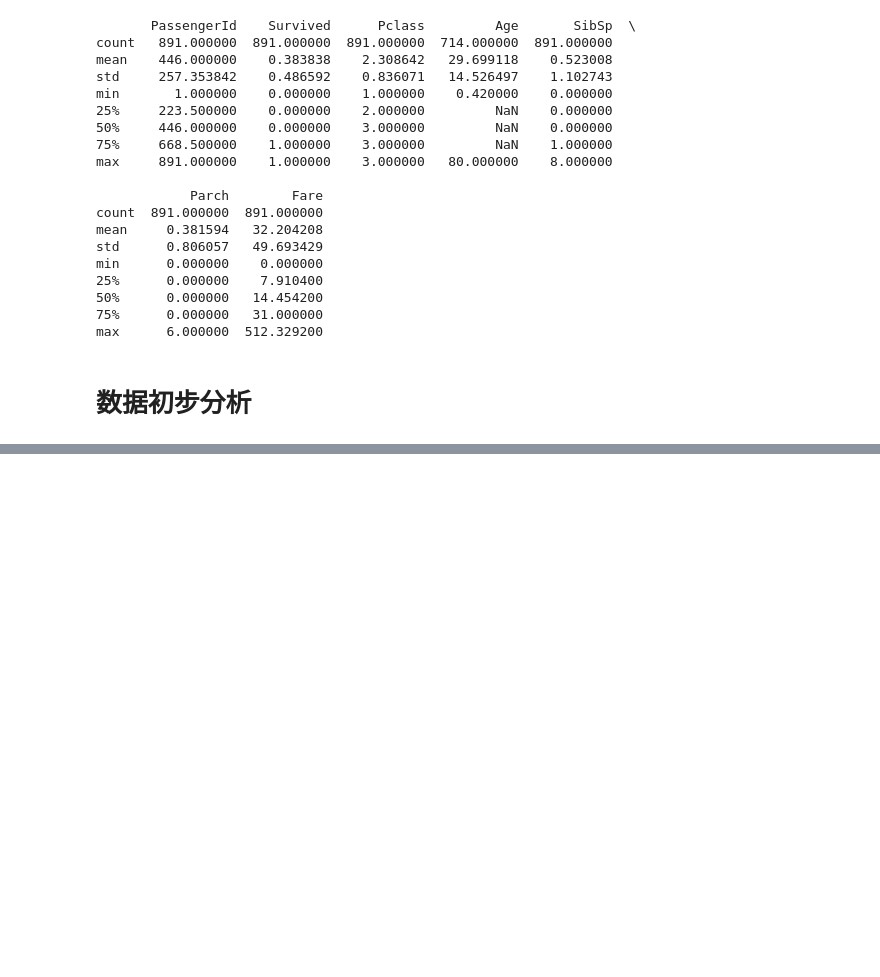
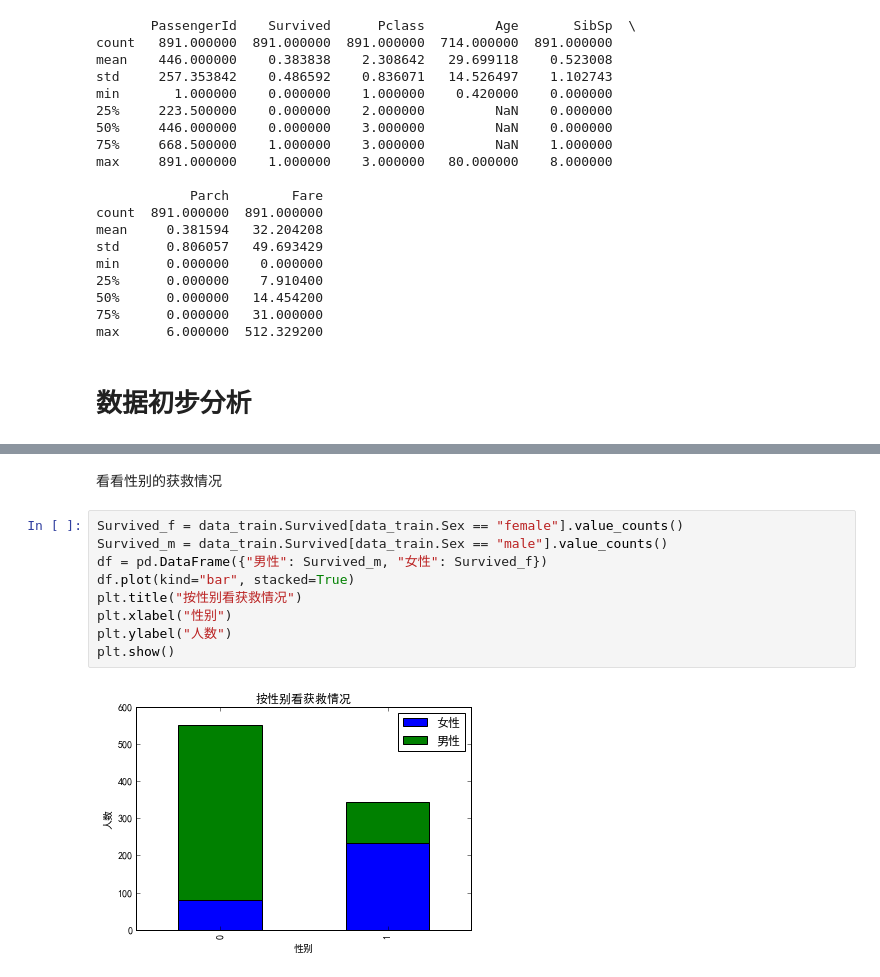
Before and after one commit to futheads/Python-study, a Jupyter notebook: MLexamples/Titanic/Titanic.ipynb, the cells around one changed output, grey strips where cells are left out. Cells and saved outputs as stored; diff of their text form; blank space fills up the shorter version.

```diff
--- a/MLexamples/Titanic/Titanic.ipynb
+++ b/MLexamples/Titanic/Titanic.ipynb
@@ -105,0 +165,13 @@ max      6.000000  512.329200
+# %% [markdown]
+看看性别的获救情况
+# %%
+Survived_f = data_train.Survived[data_train.Sex == "female"].value_counts()
+Survived_m = data_train.Survived[data_train.Sex == "male"].value_counts()
+df = pd.DataFrame({"男性": Survived_m, "女性": Survived_f})
+df.plot(kind="bar", stacked=True)
+plt.title("按性别看获救情况")
+plt.xlabel("性别")
+plt.ylabel("人数")
+plt.show()
+# %% [output]
+[figure, added]
```
Also changed, not shown: parts of 9 cells of this notebook.
